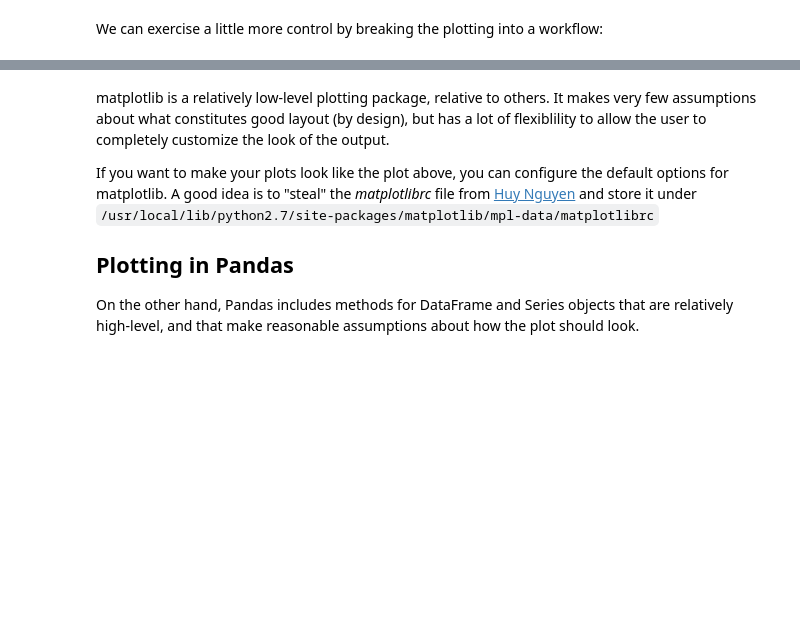
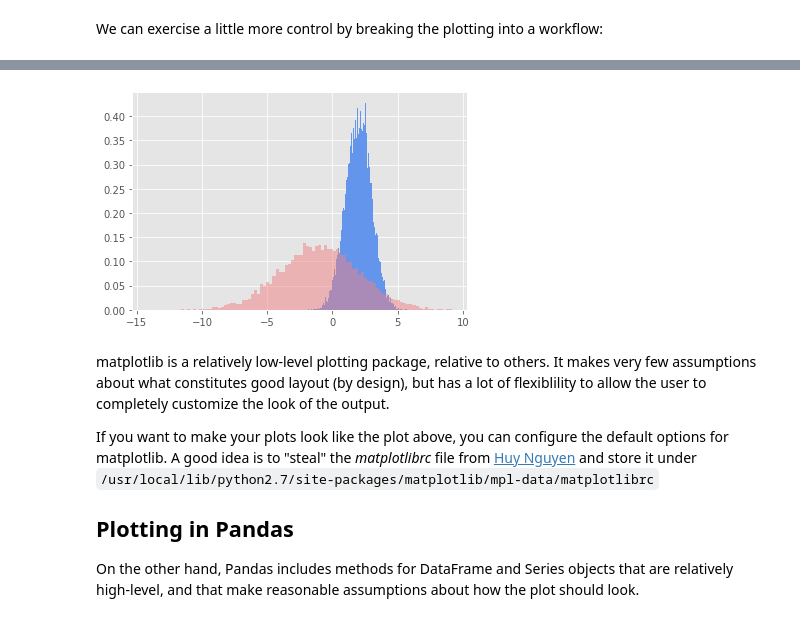
Before and after one commit to ipeirotis/dealing_with_data, a Jupyter notebook: 08-Visualization/A-Matplotlib_and_Pandas.ipynb, the cells around one changed output, grey strips where cells are left out. Saved outputs shown, nothing was run; the diff lists cells and outputs as text; code cells hidden in the pictures; blank space fills up the shorter version.

```diff
--- a/08-Visualization/A-Matplotlib_and_Pandas.ipynb
+++ b/08-Visualization/A-Matplotlib_and_Pandas.ipynb
@@ -117,12 +131,14 @@ plt.savefig("normalvars.png", dpi=150)
 # %%
 numpoints=10000
 data1 = np.random.normal(loc=2.0, scale=1.0, size=numpoints)
 data2 = np.random.normal(loc=-1.0, scale=3.0, size=numpoints)
 max_data = np.r_[data1, data2].max()
 # bins = np.linspace(-max_data, max_data, 10 * max_data + 1)
-plt.hist(data1, bins=np.sqrt(numpoints), normed=True, color="#6495ED", alpha=1.0)
-plt.hist(data2, bins=np.sqrt(numpoints), normed=True, color="#F08080", alpha=0.5)
+plt.hist(data1, bins=int(np.sqrt(numpoints)), density=True, color="#6495ED", alpha=1.0)
+plt.hist(data2, bins=int(np.sqrt(numpoints)), density=True, color="#F08080", alpha=0.5)
 plt.show()
+# %% [output]
+[figure, added]
 # %% [markdown]
 matplotlib is a relatively low-level plotting package, relative to others. It makes very few assumptions about what constitutes good layout (by design), but has a lot of flexiblility to allow the user to completely customize the look of the output.
 
```
Also changed, not shown: parts of 60 cells of this notebook.
